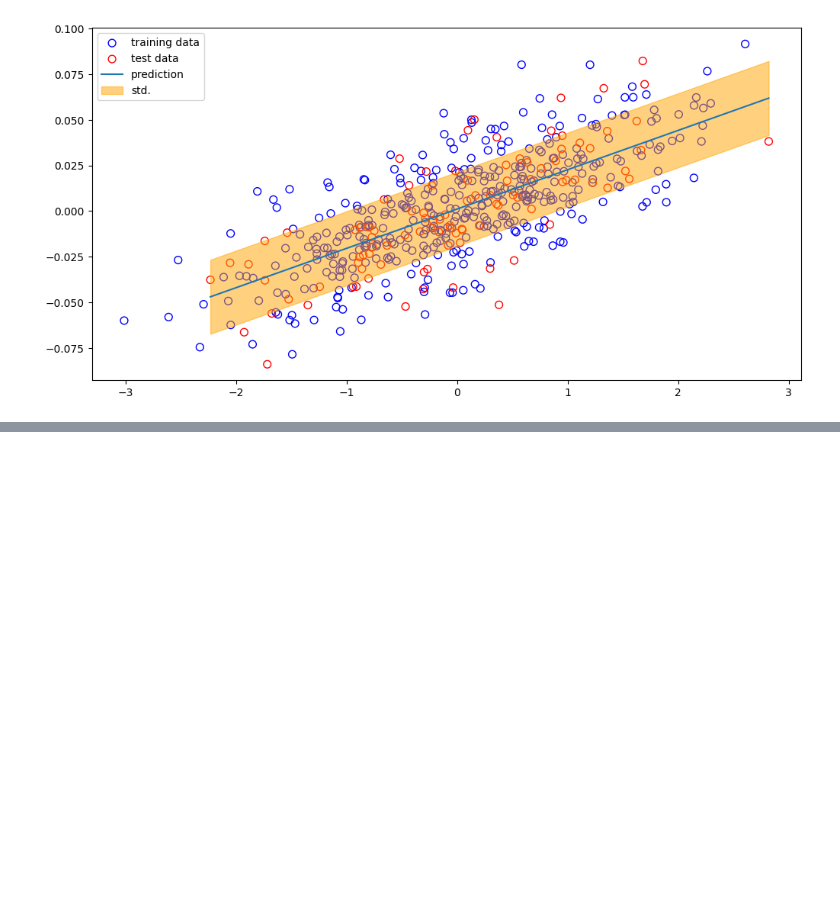
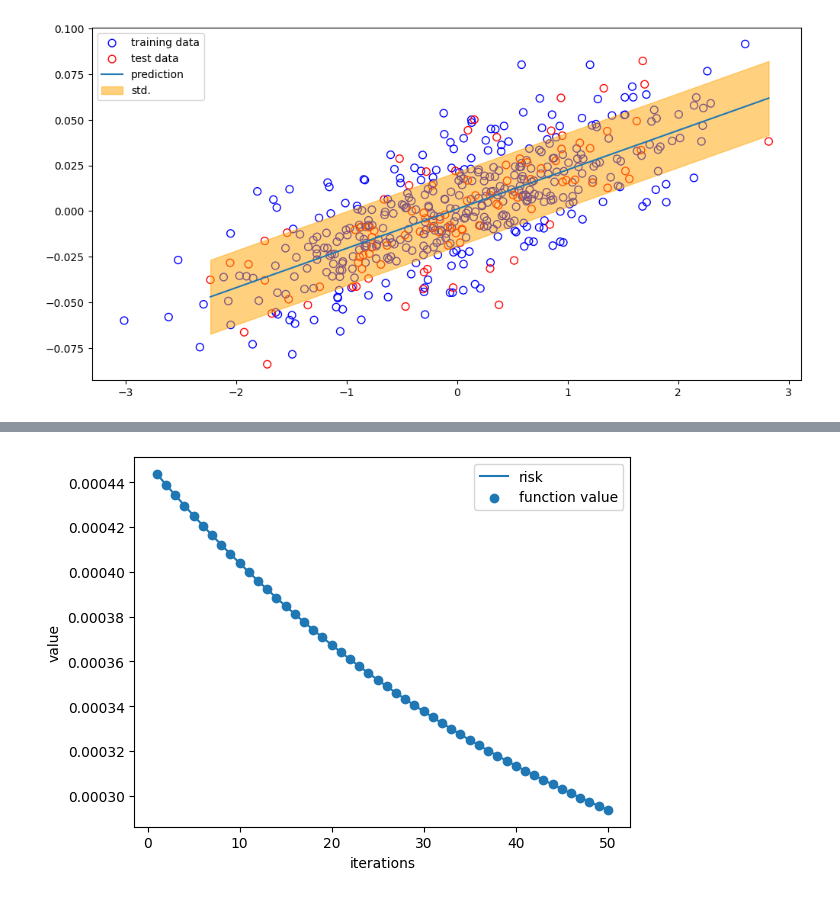
Before and after one commit to iandreileo/homework-ai-linear-regression, a Jupyter notebook: main.ipynb, the cells around one changed output, grey strips where cells are left out. Saved outputs shown, nothing was run; the diff lists cells and outputs as text; code cells hidden in the pictures; blank space fills up the shorter version.

Commit message:
Cred ca ceva bine si la gradient

```diff
--- a/main.ipynb
+++ b/main.ipynb
@@ -133,7 +133,7 @@ Testare intermediara
 # %%
 # Generam datele de test si train
 # Folosind proportia 20/80
-X, t = generate_examples(dataset_type="simple")
+X, t = generate_examples(dataset_type=DATASET_TYPE)
 X_train, X_test, t_train, t_test = train_test_split(X, t/1000, test_size=0.2, random_state=42)
 # %%
 plt.figure(figsize=(12,6))
@@ -187,0 +226,89 @@ plt.show()
+# %%
+# # def gradient_descent(X, t, epochs, eta):
+# #     w = np.zeros(X.shape[1]) # initialize weights to zero
+# #     risks = [] # store risks for each epoch
+# #     weights = [] # store weights for each epoch
+# #     function_values = [] # store function values for each epoch
+
+# #     for epoch in range(epochs):
+# #         y = np.dot(X, w) # calculate output
+# #         error = y - t # calculate error
+# #         gradient = np.dot(X.T, error) / len(X) # calculate gradient
+# #         w -= eta * gradient # update weights
+
+# #         risk = np.mean(error ** 2) / 2 # calculate risk
+# #         risks.append(risk)
+# #         weights.append(w)
+
+# #     function_value = np.mean((y - t) ** 2) / 2 # calculate function value
+# #     function_values.append(function_value)
+# #     return w, risks, function_values
+
+# # epochs = 100
+# # eta = 0.1
+
+# # w, risks, function_values = gradient_descent(X_train, t_train, epochs, eta)
+# # plt.plot(range(1, epochs+1), risks, label='risk')
+# # plt.plot(range(1, epochs+1), function_values, label='function value')
+# # plt.xlabel('iterations')
+# # plt.ylabel('value')
+# # plt.legend()
+# # plt.show()
+
+# def gradient_descent(X, t, epochs, eta):
+#     w = np.zeros(X.shape[1]) # initialize weights to zero
+#     risks = [] # store risks for each epoch
+#     function_values = [] # store function values for each epoch
+#     for epoch in range(epochs):
+#         y = np.dot(X, w) # calculate output
+#         error = y - t # calculate error
+#         gradient = np.dot(X.T, error) / len(X) # calculate gradient
+#         w -= eta * gradient # update weights
+
+#         risk = np.mean(error ** 2) / 2 # calculate risk
+#         risks.append(risk)
+
+#         function_value = np.mean((y - t) ** 2) / 2 # calculate function value
+#         function_values.append(function_value)
+#     return w, risks, function_values
+
+
+# epochs = 100
+# eta = 0.1
+# w, risks, function_values = gradient_descent(X_train, t_train, epochs, eta)
+# plt.plot(range(1, epochs+1), risks, label='risk')
+# plt.plot(range(1, epochs+1), function_values, label='function value')
+# plt.xlabel('iterations')
+# plt.ylabel('value')
+# plt.legend()
+# plt.show()
+
+
+def gradient_descent(X, t, epochs, eta):
+    w = np.zeros(X.shape[1]) # initialize weights to zero
+    risks = [] # store risks for each epoch
+    function_values = [] # store function values for each epoch
+    for epoch in range(epochs):
+        y = np.dot(X, w) # calculate output
+        error = y - t # calculate error
+        gradient = np.dot(X.T, error) / len(X) # calculate gradient
+        w -= eta * gradient # update weights
+
+        risk = np.mean(error ** 2) / 2 # calculate risk
+        risks.append(risk)
+
+        function_value = np.mean((y - t) ** 2) / 2 # calculate function value
+        function_values.append(function_value)
+    return w, risks, function_values
+
+epochs = 50
+eta = 0.01
+w, risks, function_values = gradient_descent(X_train, t_train, epochs, eta)
+plt.plot(range(1, epochs+1), risks, label='Optimal loss')
+plt.scatter(range(1, epochs+1), function_values, label='function value')
+plt.xlabel('iterations')
+plt.ylabel('value')
+plt.legend()
+plt.show()
+# %% [output]
+[figure, added]
```
Also changed, not shown: parts of 5 cells of this notebook.
